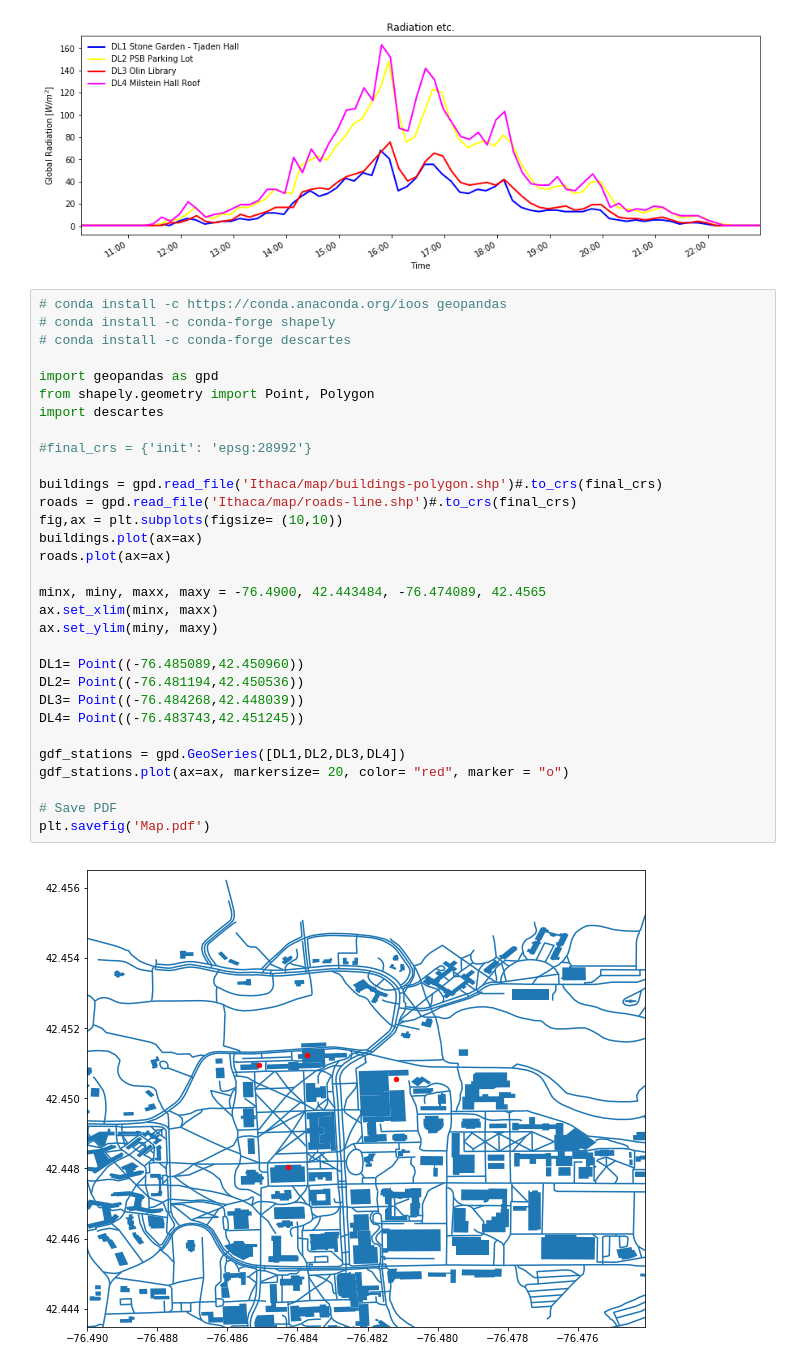
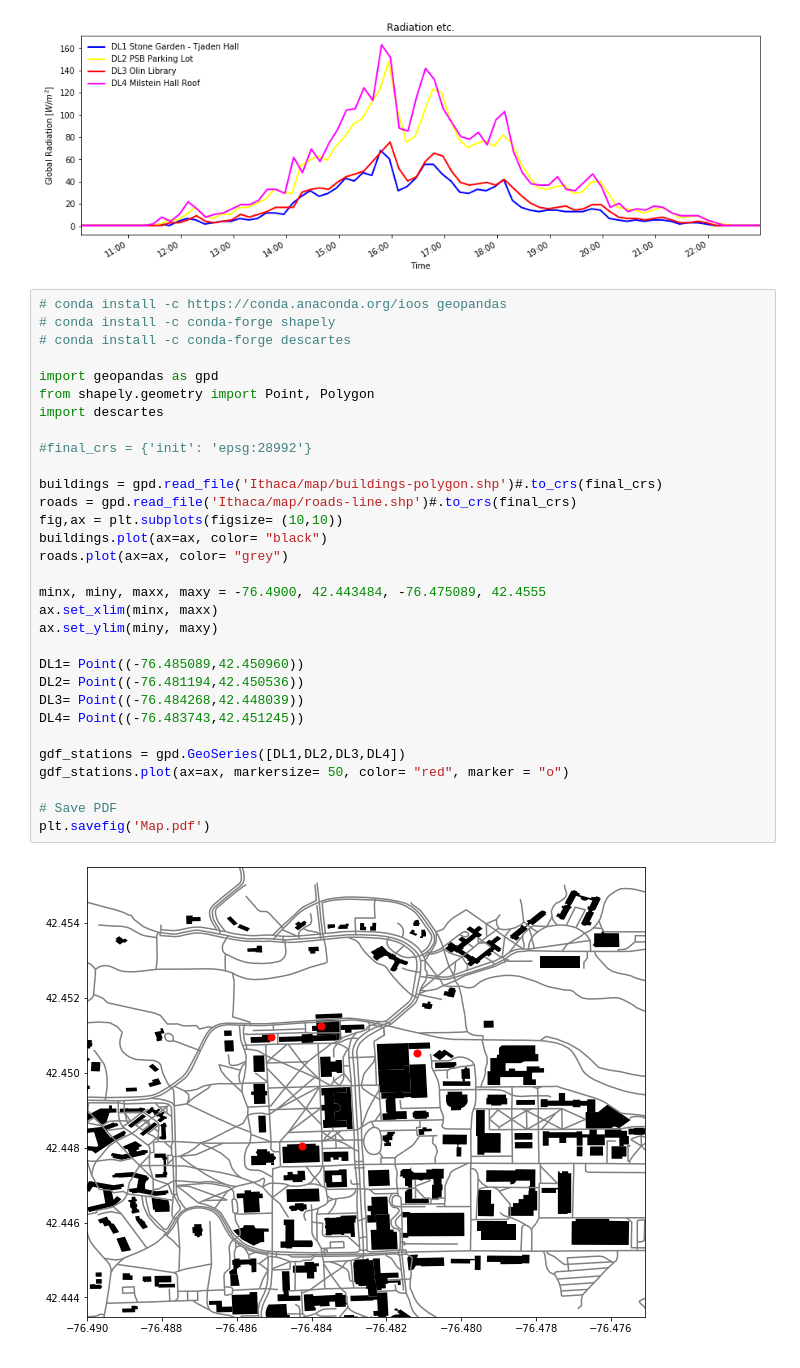
Before and after one commit to kastnerp/CampusMicroclimateAndWeather, a Jupyter notebook: ReadPlot.ipynb, the cells around one changed output. Saved outputs shown, nothing was run; the diff lists cells and outputs as text.

```diff
--- a/ReadPlot.ipynb
+++ b/ReadPlot.ipynb
@@ -100,33 +100,33 @@ plt.savefig('Global_Radiation.pdf')
 # %%
 # conda install -c https://conda.anaconda.org/ioos geopandas
 # conda install -c conda-forge shapely
 # conda install -c conda-forge descartes
 
 import geopandas as gpd
 from shapely.geometry import Point, Polygon
 import descartes
 
 #final_crs = {'init': 'epsg:28992'}
 
 buildings = gpd.read_file('Ithaca/map/buildings-polygon.shp')#.to_crs(final_crs)
 roads = gpd.read_file('Ithaca/map/roads-line.shp')#.to_crs(final_crs)
 fig,ax = plt.subplots(figsize= (10,10))
-buildings.plot(ax=ax)
-roads.plot(ax=ax)
+buildings.plot(ax=ax, color= "black")
+roads.plot(ax=ax, color= "grey")
 
-minx, miny, maxx, maxy = -76.4900, 42.443484, -76.474089, 42.4565
+minx, miny, maxx, maxy = -76.4900, 42.443484, -76.475089, 42.4555
 ax.set_xlim(minx, maxx)
 ax.set_ylim(miny, maxy)
 
 DL1= Point((-76.485089,42.450960))
 DL2= Point((-76.481194,42.450536))
 DL3= Point((-76.484268,42.448039))
 DL4= Point((-76.483743,42.451245))
 
 gdf_stations = gpd.GeoSeries([DL1,DL2,DL3,DL4])
-gdf_stations.plot(ax=ax, markersize= 20, color= "red", marker = "o")
+gdf_stations.plot(ax=ax, markersize= 50, color= "red", marker = "o")
 
 # Save PDF
 plt.savefig('Map.pdf')
 # %% [output]
-[figure, old version]
+[figure, new version]
```
Also changed, not shown: 1 other file.
